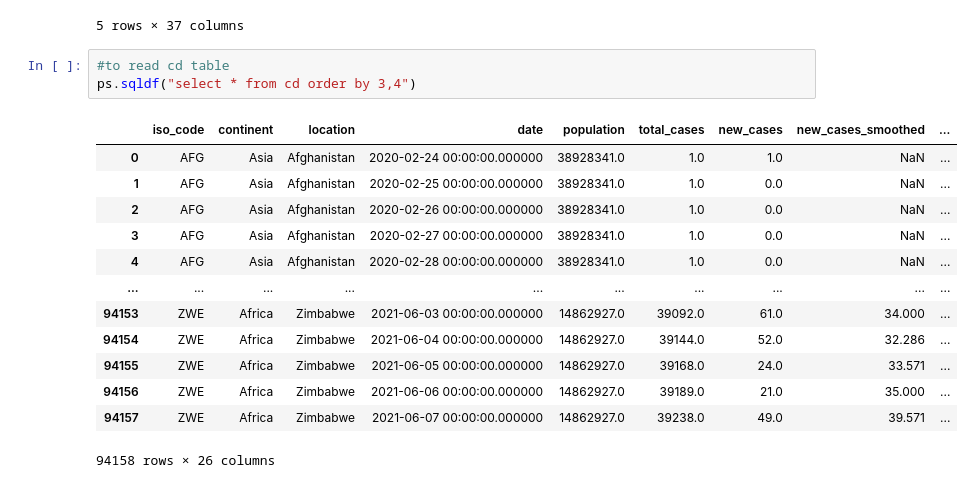
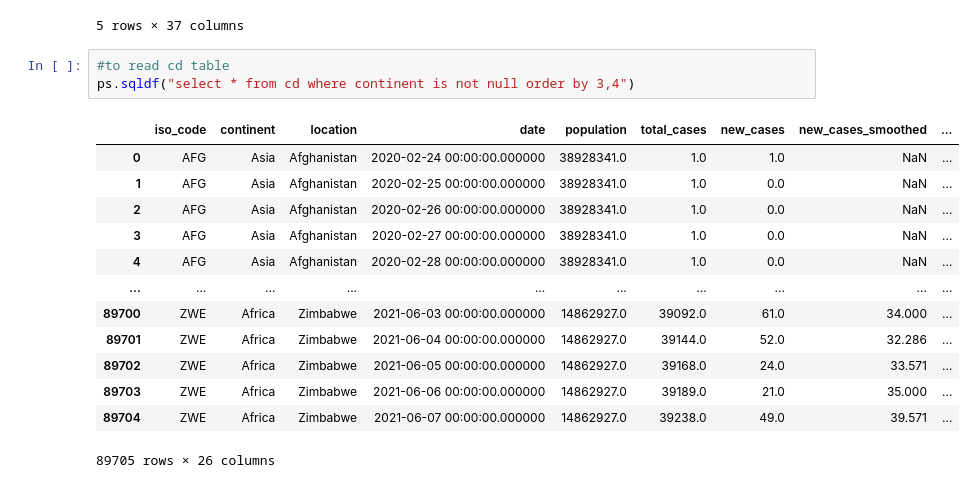
Before and after one commit to atalebizadeh/Examples, a Jupyter notebook: COVID-19/COVID-19 Pandasql.ipynb, the cells around one changed output. Saved outputs shown, nothing was run; the diff lists cells and outputs as text.

```diff
--- a/COVID-19/COVID-19 Pandasql.ipynb
+++ b/COVID-19/COVID-19 Pandasql.ipynb
@@ -27,20 +27,20 @@ cv.head()
 5 rows × 37 columns
 # %%
 #to read cd table
-ps.sqldf("select * from cd order by 3,4")
+ps.sqldf("select * from cd where continent is not null order by 3,4")
 # %% [output]
 |  | iso_code | continent | location | date | population | total_cases | new_cases | new_cases_smoothed | ... |
 | 0 | AFG | Asia | Afghanistan | 2020-02-24 00:00:00.000000 | 38928341.0 | 1.0 | 1.0 | NaN | ... |
 | 1 | AFG | Asia | Afghanistan | 2020-02-25 00:00:00.000000 | 38928341.0 | 1.0 | 0.0 | NaN | ... |
 | 2 | AFG | Asia | Afghanistan | 2020-02-26 00:00:00.000000 | 38928341.0 | 1.0 | 0.0 | NaN | ... |
 | 3 | AFG | Asia | Afghanistan | 2020-02-27 00:00:00.000000 | 38928341.0 | 1.0 | 0.0 | NaN | ... |
 | 4 | AFG | Asia | Afghanistan | 2020-02-28 00:00:00.000000 | 38928341.0 | 1.0 | 0.0 | NaN | ... |
 | ... | ... | ... | ... | ... | ... | ... | ... | ... | ... |
-| 94153 | ZWE | Africa | Zimbabwe | 2021-06-03 00:00:00.000000 | 14862927.0 | 39092.0 | 61.0 | 34.000 | ... |
-| 94154 | ZWE | Africa | Zimbabwe | 2021-06-04 00:00:00.000000 | 14862927.0 | 39144.0 | 52.0 | 32.286 | ... |
-| 94155 | ZWE | Africa | Zimbabwe | 2021-06-05 00:00:00.000000 | 14862927.0 | 39168.0 | 24.0 | 33.571 | ... |
-| 94156 | ZWE | Africa | Zimbabwe | 2021-06-06 00:00:00.000000 | 14862927.0 | 39189.0 | 21.0 | 35.000 | ... |
-| 94157 | ZWE | Africa | Zimbabwe | 2021-06-07 00:00:00.000000 | 14862927.0 | 39238.0 | 49.0 | 39.571 | ... |
+| 89700 | ZWE | Africa | Zimbabwe | 2021-06-03 00:00:00.000000 | 14862927.0 | 39092.0 | 61.0 | 34.000 | ... |
+| 89701 | ZWE | Africa | Zimbabwe | 2021-06-04 00:00:00.000000 | 14862927.0 | 39144.0 | 52.0 | 32.286 | ... |
+| 89702 | ZWE | Africa | Zimbabwe | 2021-06-05 00:00:00.000000 | 14862927.0 | 39168.0 | 24.0 | 33.571 | ... |
+| 89703 | ZWE | Africa | Zimbabwe | 2021-06-06 00:00:00.000000 | 14862927.0 | 39189.0 | 21.0 | 35.000 | ... |
+| 89704 | ZWE | Africa | Zimbabwe | 2021-06-07 00:00:00.000000 | 14862927.0 | 39238.0 | 49.0 | 39.571 | ... |
-94158 rows × 26 columns
+89705 rows × 26 columns
 # %%
 #to read cv table
```
Also changed, not shown: parts of 10 cells of this notebook.
